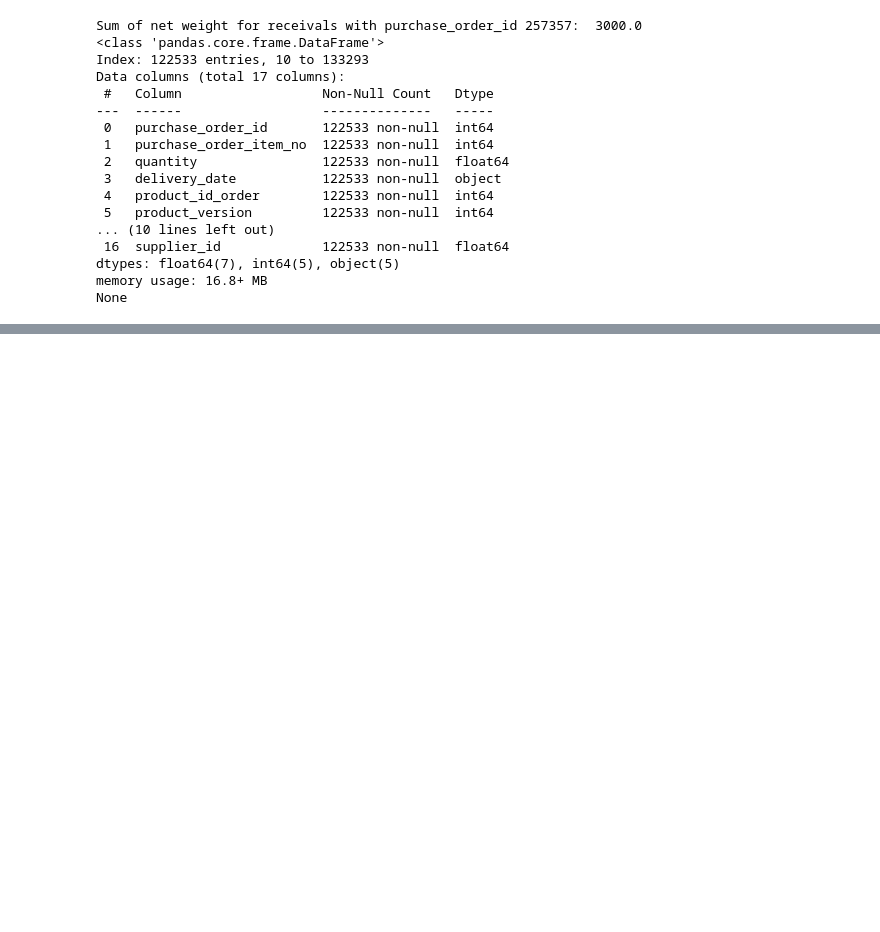
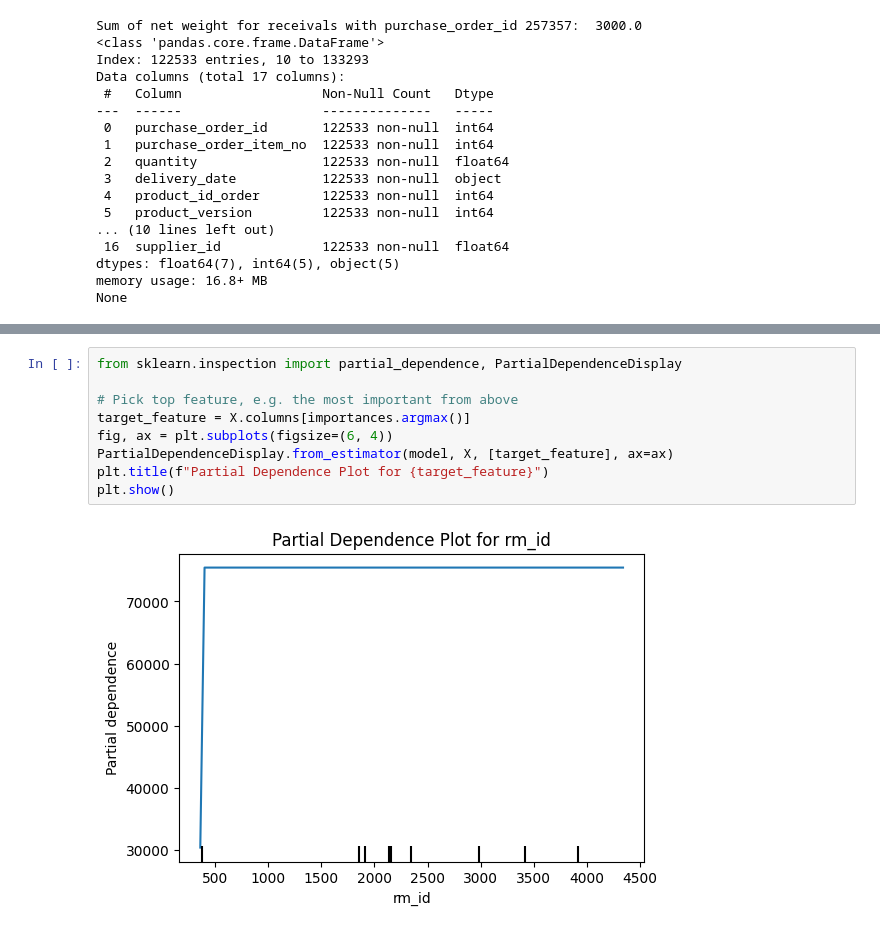
Before and after one commit to ChristianFredrikJohnsen/TDT4173-ModernML, a Jupyter notebook: christian/basic_xgboost.ipynb, the cells around one changed output, grey strips where cells are left out. Cells and saved outputs as stored; diff of their text form; blank space fills up the shorter version.

```diff
--- a/christian/basic_xgboost.ipynb
+++ b/christian/basic_xgboost.ipynb
@@ -289,0 +463,11 @@ print(agg_df.head(20))
+# %%
+from sklearn.inspection import partial_dependence, PartialDependenceDisplay
+
+# Pick top feature, e.g. the most important from above
+target_feature = X.columns[importances.argmax()]
+fig, ax = plt.subplots(figsize=(6, 4))
+PartialDependenceDisplay.from_estimator(model, X, [target_feature], ax=ax)
+plt.title(f"Partial Dependence Plot for {target_feature}")
+plt.show()
+# %% [output]
+[figure, added]
```
Also changed, not shown: parts of 19 cells of this notebook.
